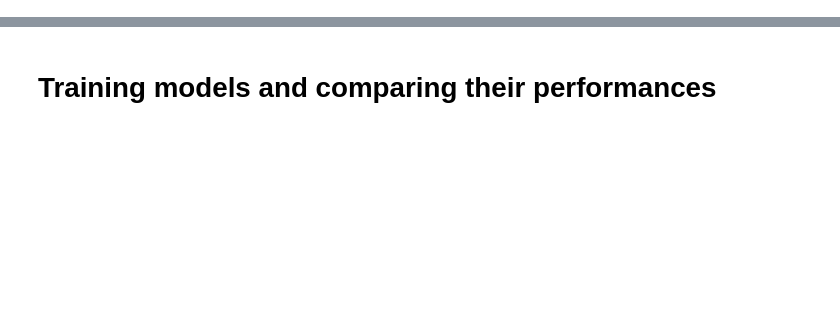
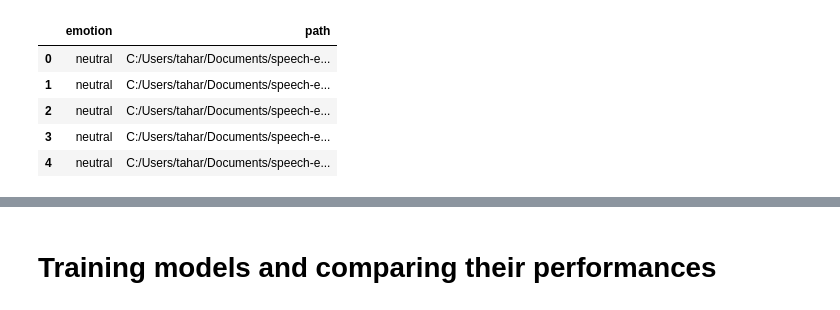
Before and after one commit to Znullptr/EmotionsPredictAPI, a Jupyter notebook: Saved_Models/prediction_model.ipynb, the cells around one changed output, grey strips where cells are left out. Saved outputs shown, nothing was run; the diff lists cells and outputs as text; code cells hidden in the pictures; blank space fills up the shorter version.

```diff
--- a/Saved_Models/prediction_model.ipynb
+++ b/Saved_Models/prediction_model.ipynb
@@ -174,0 +65,44 @@ Counter({5: 192, 0: 192, 7: 192, 6: 192, 1: 192, 2: 192, 3: 192, 4: 192})
+# %%
+# PUT EXTRACTED LABELS WITH FILEPATH INTO DATAFRAME
+oaf_yaf_folders = os.listdir(Tess_Path)
+for i in oaf_yaf_folders:
+    files = os.listdir(Tess_Path + i)
+    for f in files:
+        emotion = f.split('.')[0].split('_')[2]
+        if emotion=='ps':
+            data['emotion'].append('surprise')
+        else:
+            data['emotion'].append(emotion)
+        # Emotion (01 = neutral, 02 = calm, 03 = happy, 04 = sad, 05 = angry, 06 = fearful, 07 = disgust, 08 = surprised
+        data['path'].append(Tess_Path + i + '/' + f)
+# %%
+files = os.listdir(Savee_Path)
+for f in files: # go through files in Crema folder
+    emotion = f.split('.')[0].split('_')[1]
+    emotion = re.sub('[0-9]','',emotion)
+    if emotion=='a':
+        data['emotion'].append('angry')
+    elif emotion=='d':
+        data['emotion'].append('disgust')
+    elif emotion=='f':
+        data['emotion'].append('fear')
+    elif emotion=='h':
+        data['emotion'].append('happy')
+    elif emotion=='n':
+        data['emotion'].append('neutral')
+    elif emotion=='sa':
+        data['emotion'].append('sad')
+    elif emotion=='su':
+        data['emotion'].append('surprise')
+    data['path'].append(Savee_Path + f)
+# %%
+df = pd.DataFrame(data)
+df['emotion'].replace({1:'neutral', 2:'neutral', 3:'happy', 4:'sad', 5:'angry', 6:'fear', 7:'disgust', 8:'surprise'},inplace=True)
+df.head()
+# %% [output]
+|  | emotion | path |
+| 0 | neutral | C:/Users/tahar/Documents/speech-e... |
+| 1 | neutral | C:/Users/tahar/Documents/speech-e... |
+| 2 | neutral | C:/Users/tahar/Documents/speech-e... |
+| 3 | neutral | C:/Users/tahar/Documents/speech-e... |
+| 4 | neutral | C:/Users/tahar/Documents/speech-e... |
```
Also changed, not shown: parts of 47 cells of this notebook, 11 other files.
